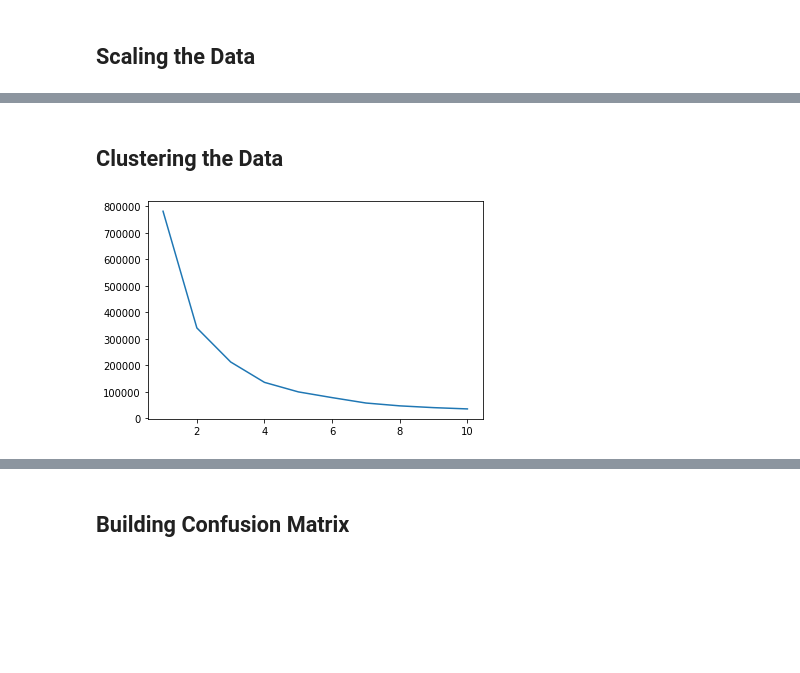
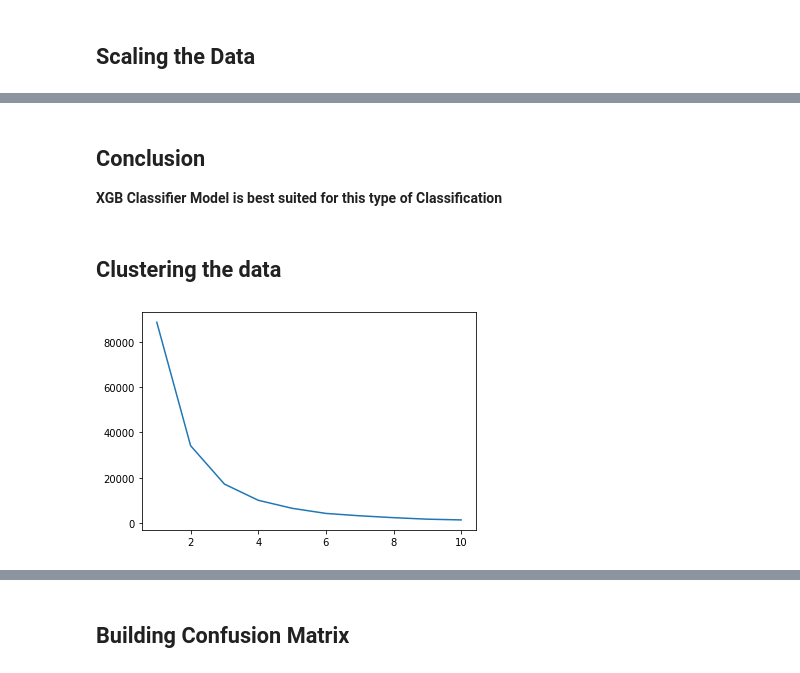
Before and after one commit to Aftabgazali/Heart-Disease-Classification, a Jupyter notebook: Heart_Disease_Classification.ipynb, the cells around one changed output, grey strips where cells are left out. Cells and saved outputs as stored; diff of their text form; code cells hidden in the pictures; blank space fills up the shorter version.

```diff
--- a/Heart_Disease_Classification.ipynb
+++ b/Heart_Disease_Classification.ipynb
@@ -133,0 +664,6 @@ df=df[~((df['age']<=35) & (df['target']==1))]
+# %%
+cols = new_df.columns.tolist()
+# %%
+cols = cols[-1:] + cols[:-1]
+# %%
+ new_df = new_df[cols]
@@ -198,18 +761,21 @@ reg2.score(X_test,y_test)
+# %% [markdown]
+## Conclusion
+**XGB Classifier Model is best suited for this type of Classification**
 # %% [markdown]
-## Clustering the Data
+## Clustering the data
 # %%
-X_temp=df.iloc[:,[0,4]].values
+X_temp=new_df.iloc[:,[0,4]].values
 # %%
 from sklearn.cluster import KMeans
 wcss=[]
 for i in range(1,11):
-    reg3=KMeans(n_clusters=i,init='k-means++')
-    reg3.fit(X_temp)
-    wcss.append(reg3.inertia_)
+    xgb=KMeans(n_clusters=i,init='k-means++')
+    xgb.fit(X_temp)
+    wcss.append(xgb.inertia_)
 plt.plot(range(1,11),wcss)
 plt.show()
 
-# Using Elbow method the value of k must be 5
+# Using Elbow method the value of k must be 4
 # %% [output]
-[figure, old version]
+[figure, new version]
 # %%
```
Also changed, not shown: parts of 134 cells of this notebook.
